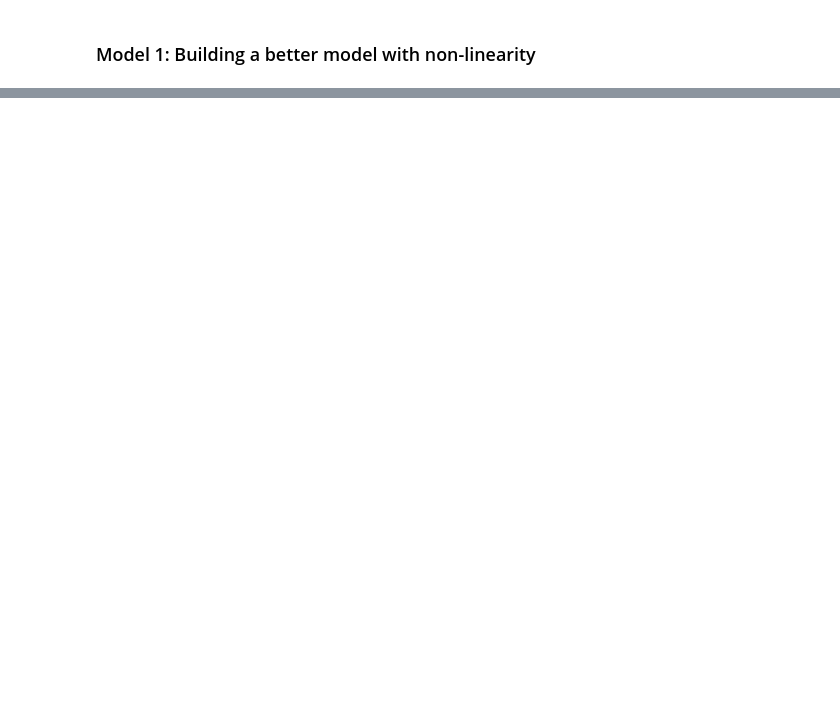
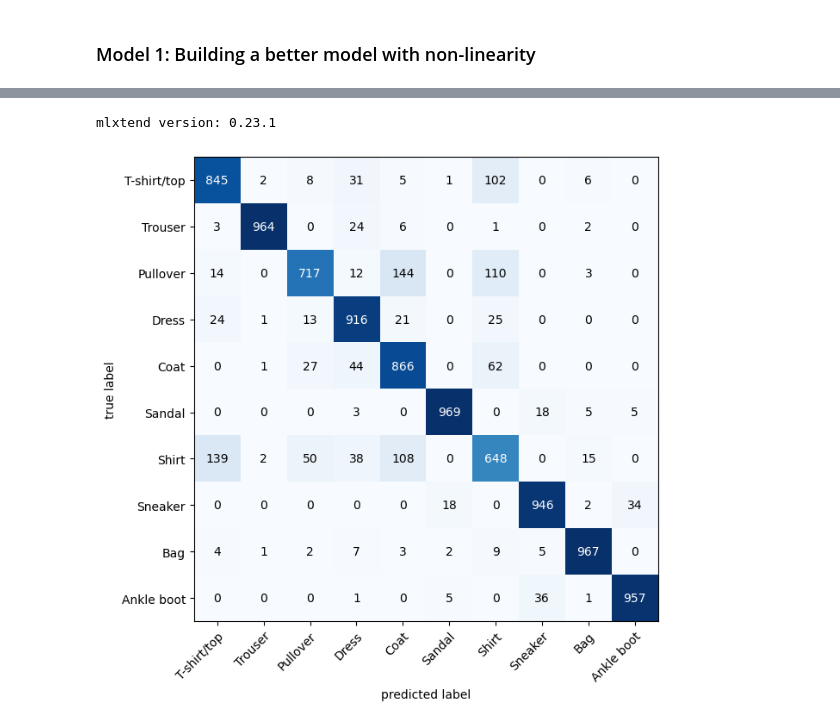
Before and after one commit to sherryuuer/MLANN, a Jupyter notebook: PyTorch/03_pytorch_cv.ipynb, the cells around one changed output, grey strips where cells are left out. Drawn from its saved outputs; the diff is of its cells as text; code cells hidden in the pictures; blank space fills up the shorter version.

```diff
--- a/PyTorch/03_pytorch_cv.ipynb
+++ b/PyTorch/03_pytorch_cv.ipynb
@@ -418,3 +401,6 @@ model_0_results
 ### Setup device agnostic-code (for using a GPU if there is one)
 # %%
 # setup device agnostic code
+import torch
+device = "cuda" if torch.cuda.is_available() else "cpu"
+device
@@ -422,0 +433,5 @@ model_0_results
+# %%
+# setup acc func, loss and optimizer
+from helper_functions import accuracy_fn
+loss_fn = nn.CrossEntropyLoss()
+optimizer = torch.optim.SGD(params=model_1.parameters(), lr=0.1)
@@ -422,0 +743,5 @@ model_0_results
+# %%
+# setup loss and optimizer
+loss_fn = nn.CrossEntropyLoss()
+optimizer = torch.optim.SGD(params=model_2.parameters(),
+                            lr=0.1)
@@ -422,0 +964,43 @@ model_0_results
+# %%
+# make predictions
+y_preds = []
+model_2.eval()
+with torch.inference_mode():
+    for X, y in test_dataloader:
+        X, y = X.to(device), y.to(device)
+        # do the forward pass
+        y_logit = model_2(X)
+        # turn predictions from logits -> prediction prob -> predictions labels
+        y_pred = torch.softmax(y_logit, dim=1).argmax(dim=1)
+        # put predictions on CPU for evaluation
+        y_preds.append(y_pred.cpu())
+# concatenate list of predictions into a tensor
+y_pred_tensor = torch.cat(y_preds)
+# %%
+# see if torchmetrics exists, if not, install it
+try:
+    import torchmetrics, mlxtend
+    print(f"mlxtend version: {mlxtend.__version__}")
+except:
+    !pip install -q torchmetrics -U mlxtend
+    import torchmetrics, mlxtend
+    print(f"mlxtend version: {mlxtend.__version__}")
+# %% [output]
+mlxtend version: 0.23.1
+# %%
+from torchmetrics import ConfusionMatrix
+from mlxtend.plotting import plot_confusion_matrix
+
+# setup confusion matrix instance and compare predictions to targets
+confmat = ConfusionMatrix(num_classes=len(class_names), task="multiclass")
+confmat_tensor = confmat(preds=y_pred_tensor,
+                         target=test_data.targets)
+
+# plot the confusion matrix
+fig, ax = plot_confusion_matrix(
+    conf_mat=confmat_tensor.numpy(),
+    class_names=class_names,
+    figsize=(10, 7)
+)
+# %% [output]
+[figure, added]
```
Also changed, not shown: parts of 45 cells of this notebook.
